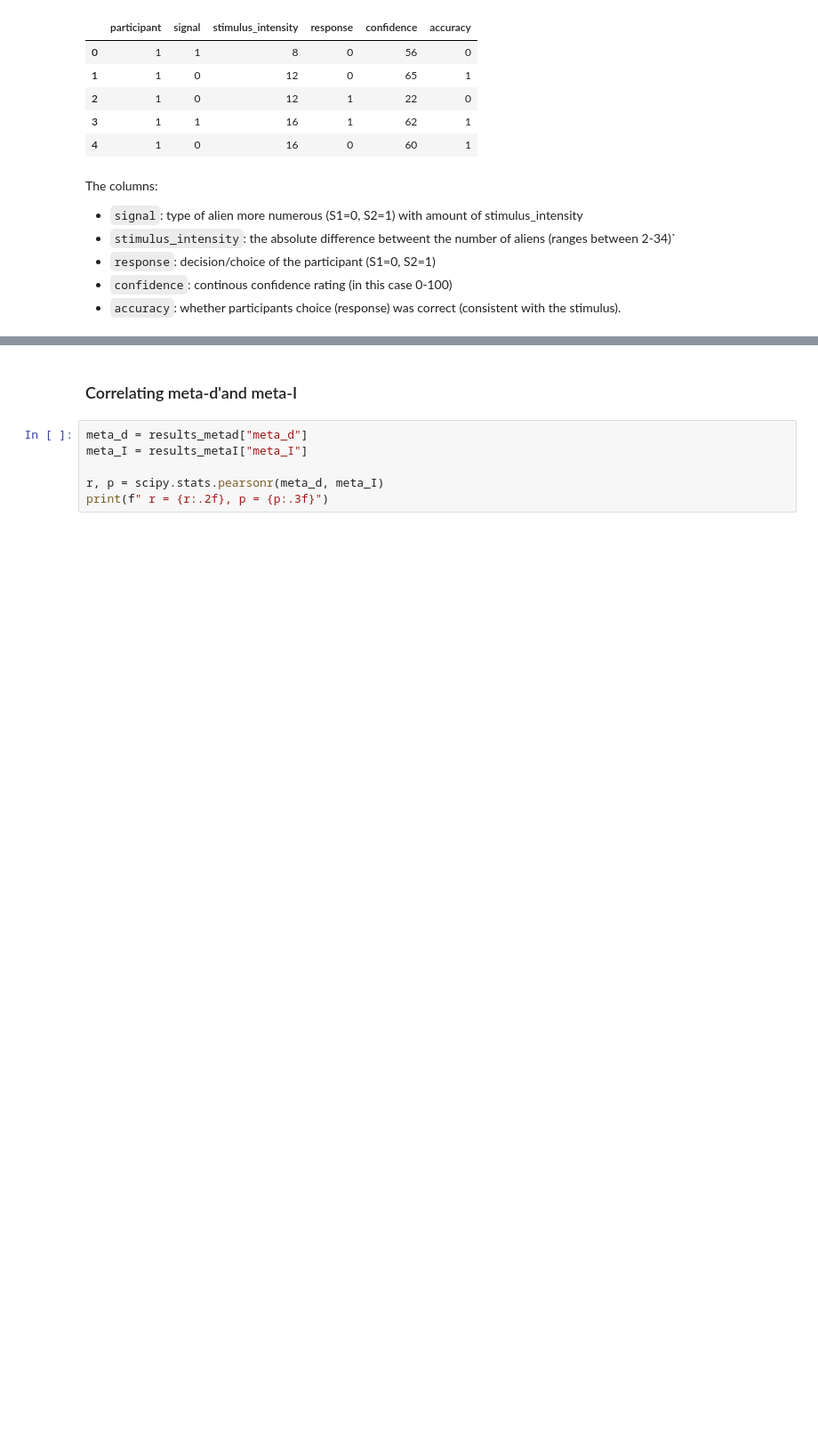
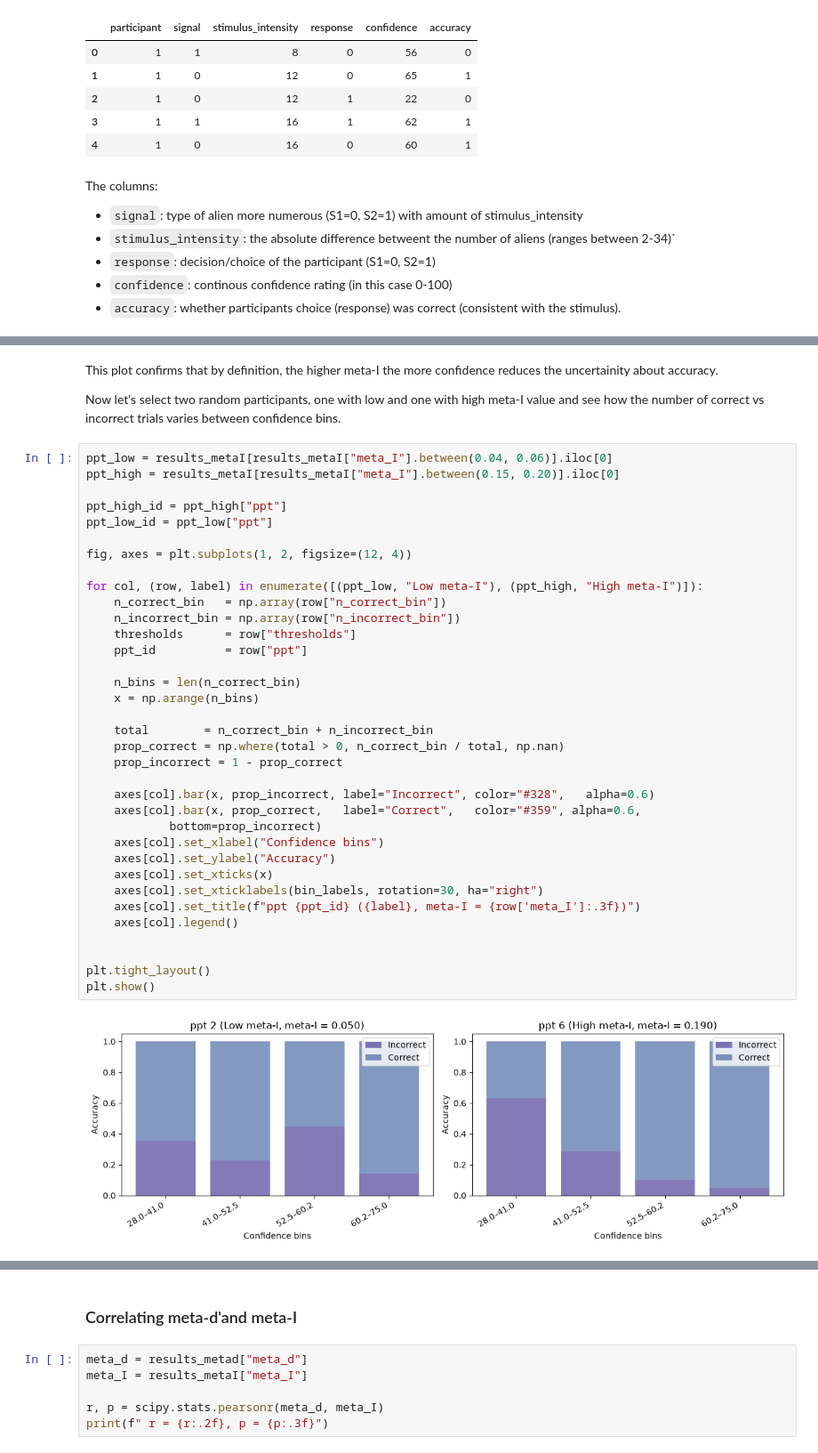
Before and after one commit to Ver0Ha/Meta-I, a Jupyter notebook: example_notebook_metai.ipynb, the cells around one changed output, grey strips where cells are left out. Shown at 89% size. Cells and saved outputs as stored; diff of their text form; blank space fills up the shorter version.

```diff
--- a/example_notebook_metai.ipynb
+++ b/example_notebook_metai.ipynb
@@ -122,0 +141,41 @@ print(results_metaI[["ppt", "meta_I", "meta_Ir1", "meta_Ir2"]].head())
+# %% [markdown]
+This plot confirms that by definition, the higher meta-I the more confidence reduces the uncertainity about accuracy.
+
+Now let's select two random participants, one with low and one with high meta-I value and see how the number of correct vs incorrect trials varies between confidence bins.
+# %%
+ppt_low = results_metaI[results_metaI["meta_I"].between(0.04, 0.06)].iloc[0]
+ppt_high = results_metaI[results_metaI["meta_I"].between(0.15, 0.20)].iloc[0]
+
+ppt_high_id = ppt_high["ppt"]
+ppt_low_id = ppt_low["ppt"]
+
+fig, axes = plt.subplots(1, 2, figsize=(12, 4))
+
+for col, (row, label) in enumerate([(ppt_low, "Low meta-I"), (ppt_high, "High meta-I")]):
+    n_correct_bin   = np.array(row["n_correct_bin"])
+    n_incorrect_bin = np.array(row["n_incorrect_bin"])
+    thresholds      = row["thresholds"]
+    ppt_id          = row["ppt"]
+
+    n_bins = len(n_correct_bin)
+    x = np.arange(n_bins)
+
+    total        = n_correct_bin + n_incorrect_bin
+    prop_correct = np.where(total > 0, n_correct_bin / total, np.nan)
+    prop_incorrect = 1 - prop_correct
+
+    axes[col].bar(x, prop_incorrect, label="Incorrect", color="#328",   alpha=0.6)
+    axes[col].bar(x, prop_correct,   label="Correct",   color="#359", alpha=0.6,
+            bottom=prop_incorrect)
+    axes[col].set_xlabel("Confidence bins")
+    axes[col].set_ylabel("Accuracy")
+    axes[col].set_xticks(x)
+    axes[col].set_xticklabels(bin_labels, rotation=30, ha="right")
+    axes[col].set_title(f"ppt {ppt_id} ({label}, meta-I = {row['meta_I']:.3f})")
+    axes[col].legend()
+
+
+plt.tight_layout()
+plt.show()
+# %% [output]
+[figure, added]
```
Also changed, not shown: parts of 22 cells of this notebook.
